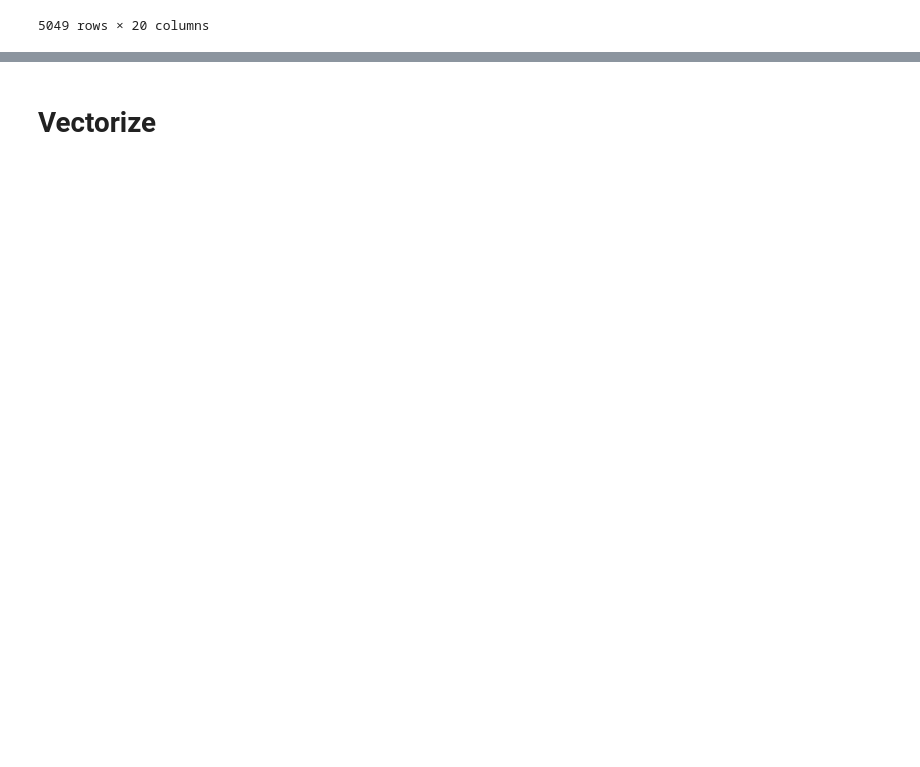
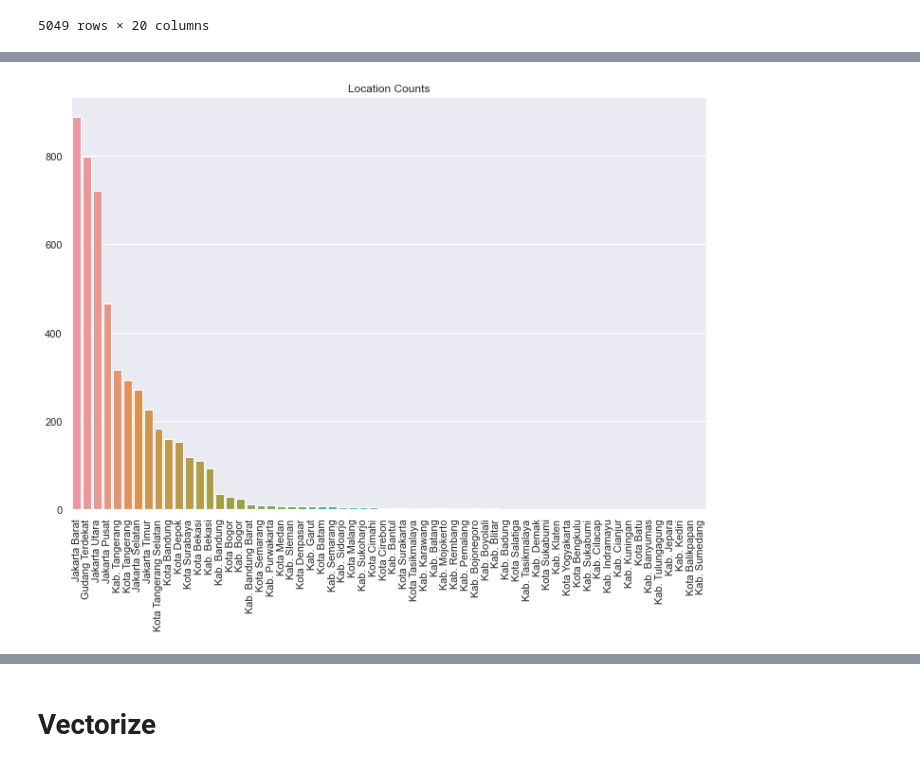
Before and after one commit to jxnhiro/tokopedia-crawler-scraper, a Jupyter notebook: tokopedia-recommender.ipynb, the cells around one changed output, grey strips where cells are left out. Drawn from its saved outputs; the diff is of its cells as text; code cells hidden in the pictures; blank space fills up the shorter version.

```diff
--- a/tokopedia-recommender.ipynb
+++ b/tokopedia-recommender.ipynb
@@ -272,0 +314,8 @@ df_tokopedia.to_csv('df_tokopedia_clean.csv', index=False)
+# %%
+df_location = df_tokopedia['from_where'].value_counts().sort_values(ascending=False)
+sns.set(rc={'figure.figsize':(12,8)})
+plot = sns.barplot(x=df_location.index, y=df_location.values.tolist()).set(title='Location Counts')
+plt.xticks(rotation=90)
+plt.show()
+# %% [output]
+[figure, added]
```
Also changed, not shown: parts of 21 cells of this notebook.
